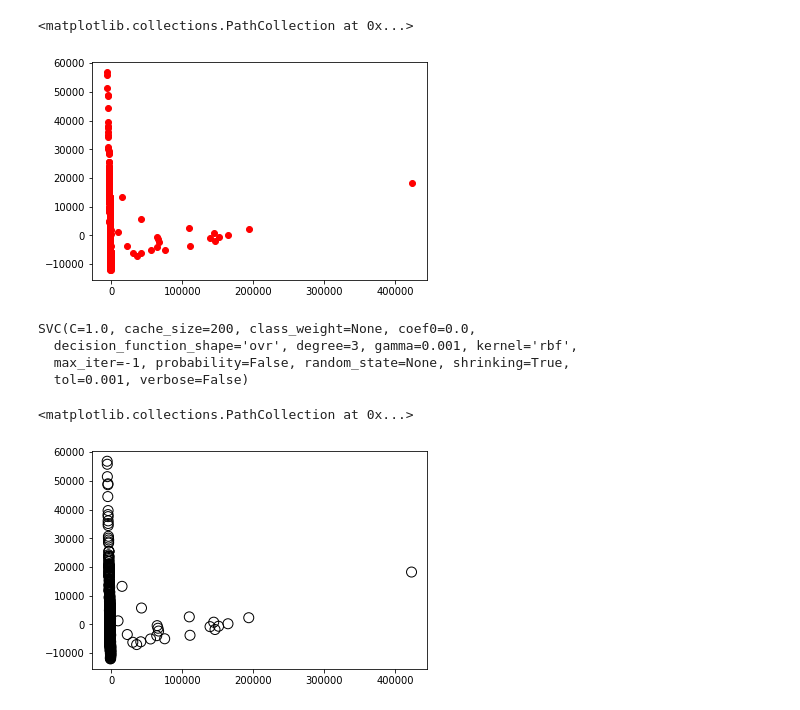
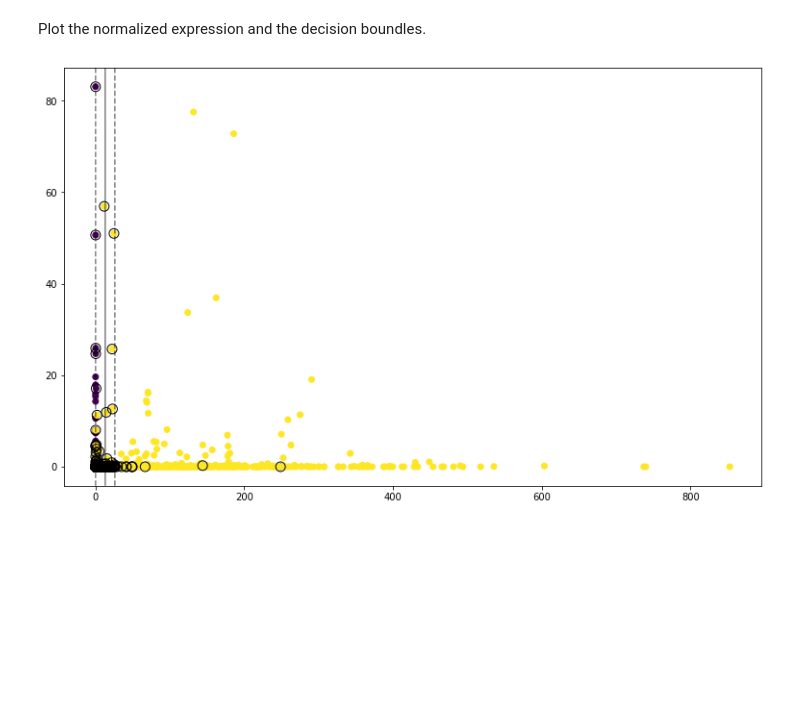
Before and after one commit to TravisCG/ML-notebooks, a Jupyter notebook: SVM.ipynb, the cells around one changed output. Saved outputs shown, nothing was run; the diff lists cells and outputs as text; code cells hidden in the pictures; blank space fills up the shorter version.

```diff
--- a/SVM.ipynb
+++ b/SVM.ipynb
@@ -22,0 +34,4 @@ category = [0] * len(luadmatrix) + [1] * len(luscmatrix)
+# %%
+for i in range(len(genenames)):
+    if genenames[i] == "ENSG00000189064.8" or genenames[i] == "ENSG00000178363.4":
+        print(i, genenames[i])
@@ -22,0 +41,11 @@ category = [0] * len(luadmatrix) + [1] * len(luscmatrix)
+# %%
+twogene = list()
+X = list()
+Y = list()
+for i in range(len(data)):
+    row = list()
+    row.append(data[i][22442]) #ENSG00000178363.4
+    row.append(data[i][43184]) #ENSG00000189064.8
+    X.append(data[i][22442])
+    Y.append(data[i][43184])
+    twogene.append(row)
@@ -23,5 +54,5 @@ category = [0] * len(luadmatrix) + [1] * len(luscmatrix)
 # %%
-mysvm = svm.SVC(gamma=0.001)
-mysvm.fit(data, category)
+mysvm = svm.SVC(kernel = "linear", gamma=0.001)
+mysvm.fit(twogene, category)
 # %% [output]
 SVC(C=1.0, cache_size=200, class_weight=None, coef0=0.0,
@@ -31,41 +62,28 @@ SVC(C=1.0, cache_size=200, class_weight=None, coef0=0.0,
-# %%
-%matplotlib inline
-from sklearn.decomposition import PCA
-import matplotlib.pyplot as plt
-
-pca = PCA(n_components = 2).fit_transform(data)
-plt.scatter(pca[:,0], pca[:,1], c='red')
-# %% [output]
-<matplotlib.collections.PathCollection at 0x...>
-[figure, removed]
-# %%
-svn2d = svm.SVC(gamma = 0.001)
-svn2d.fit(pca, category)
-# %% [output]
-SVC(C=1.0, cache_size=200, class_weight=None, coef0=0.0,
-  decision_function_shape='ovr', degree=3, gamma=0.001, kernel='rbf',
-  max_iter=-1, probability=False, random_state=None, shrinking=True,
-  tol=0.001, verbose=False)
+# %% [markdown]
+Plot the normalized expression and the decision boundles.
 # %%
-import numpy as np
+%matplotlib inline
 
+plt.figure(figsize = (13,8))
+plt.scatter(X, Y, c = category)
 ax = plt.gca()
+
 xlim = ax.get_xlim()
 ylim = ax.get_ylim()
 
 # create grid to evaluate model
 xx = np.linspace(xlim[0], xlim[1], 30)
 yy = np.linspace(ylim[0], ylim[1], 30)
 YY, XX = np.meshgrid(yy, xx)
 xy = np.vstack([XX.ravel(), YY.ravel()]).T
-Z = svn2d.decision_function(xy).reshape(XX.shape)
+Z = mysvm.decision_function(xy).reshape(XX.shape)
 
 # plot decision boundary and margins
 ax.contour(XX, YY, Z, colors='k', levels=[-1, 0, 1], alpha=0.5,
            linestyles=['--', '-', '--'])
-# plot support vectors
-ax.scatter(svn2d.support_vectors_[:, 0], svn2d.support_vectors_[:, 1], s=100,
+
+ax.scatter(mysvm.support_vectors_[:, 0], mysvm.support_vectors_[:, 1], s=100,
            linewidth=1, facecolors='none', edgecolors='k')
+plt.show()
 # %% [output]
-<matplotlib.collections.PathCollection at 0x...>
-[figure, old version]
+[figure, new version]
```
Also changed, not shown: parts of 7 cells of this notebook.
